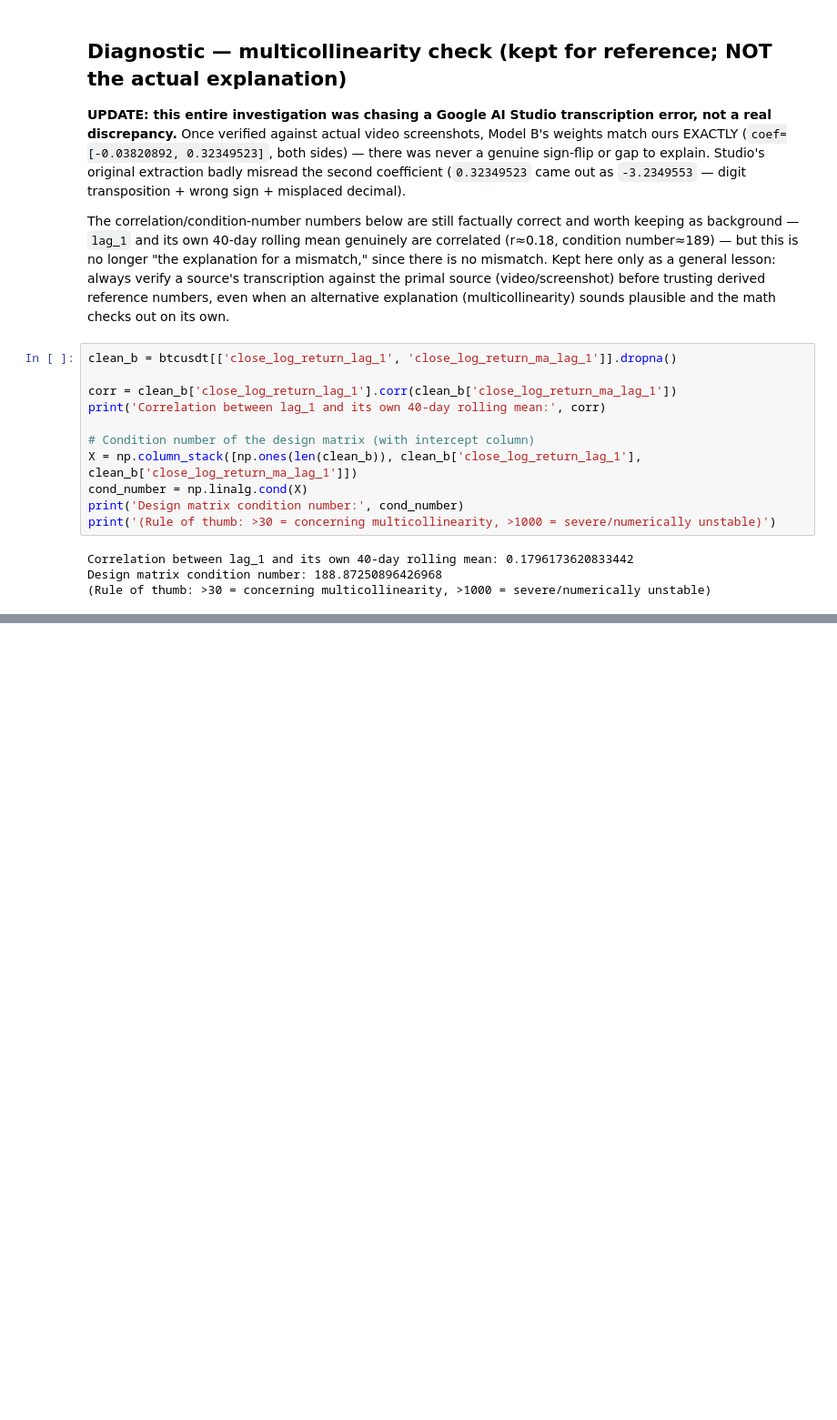
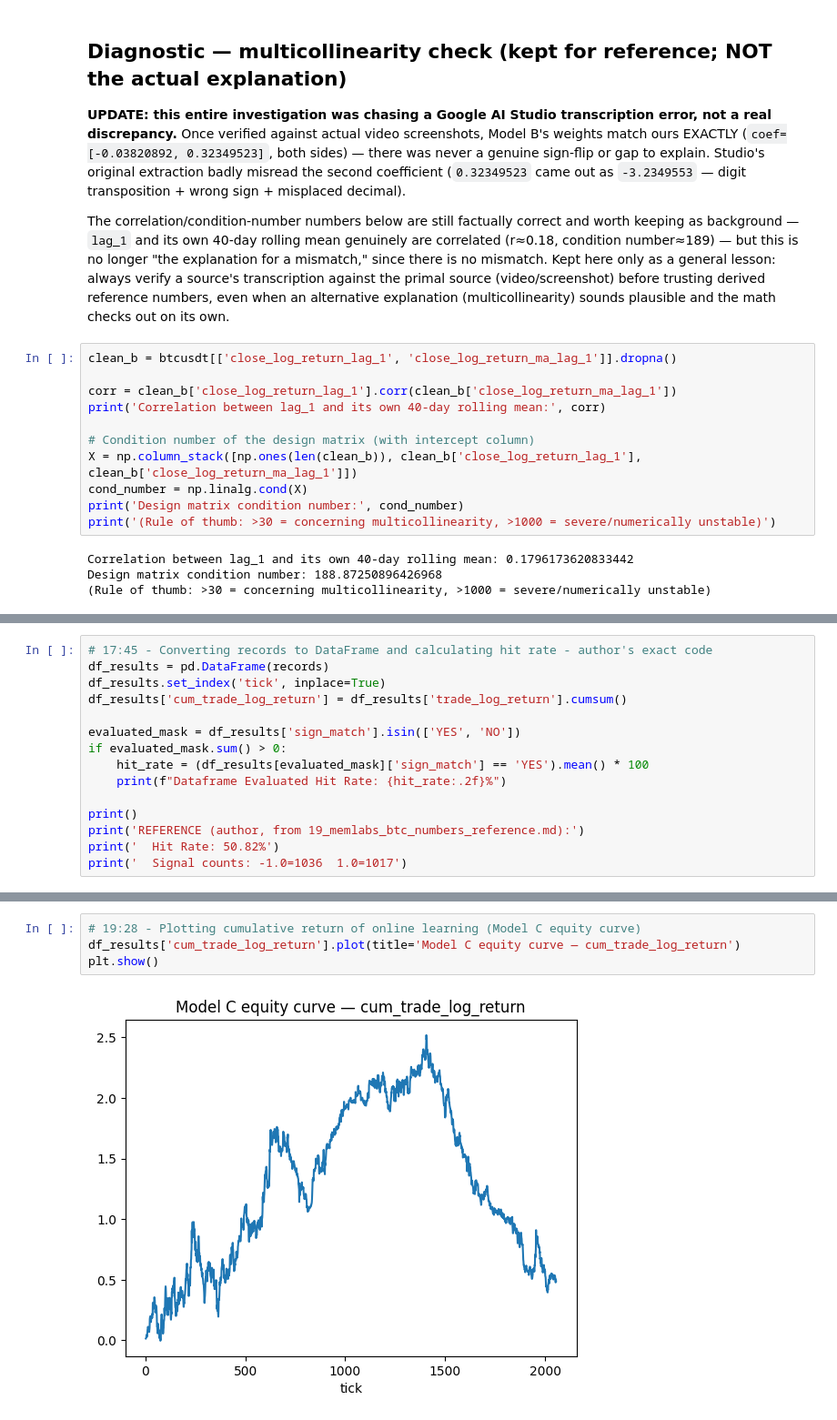
Before and after one commit to Saurav-cloud9/CodePonting, a Jupyter notebook: Algo_Trading/Framework_V2/scripts/trials/regime_model/memlabs/21_author_replication_notebook.ipynb, the cells around one changed output, grey strips where cells are left out. Shown at 91% size. Cells and saved outputs as stored; diff of their text form; blank space fills up the shorter version.

```diff
--- a/Algo_Trading/Framework_V2/scripts/trials/regime_model/memlabs/21_author_replication_notebook.ipynb
+++ b/Algo_Trading/Framework_V2/scripts/trials/regime_model/memlabs/21_author_replication_notebook.ipynb
@@ -398,0 +487,15 @@ Design matrix condition number: 188.87250896426968
+# %%
+# 17:45 - Converting records to DataFrame and calculating hit rate - author's exact code
+df_results = pd.DataFrame(records)
+df_results.set_index('tick', inplace=True)
+df_results['cum_trade_log_return'] = df_results['trade_log_return'].cumsum()
+
+evaluated_mask = df_results['sign_match'].isin(['YES', 'NO'])
+if evaluated_mask.sum() > 0:
+    hit_rate = (df_results[evaluated_mask]['sign_match'] == 'YES').mean() * 100
+    print(f"Dataframe Evaluated Hit Rate: {hit_rate:.2f}%")
+
+print()
+print('REFERENCE (author, from 19_memlabs_btc_numbers_reference.md):')
+print('  Hit Rate: 50.82%')
+print('  Signal counts: -1.0=1036  1.0=1017')
@@ -398,0 +530,6 @@ Design matrix condition number: 188.87250896426968
+# %%
+# 19:28 - Plotting cumulative return of online learning (Model C equity curve)
+df_results['cum_trade_log_return'].plot(title='Model C equity curve — cum_trade_log_return')
+plt.show()
+# %% [output]
+[figure, added]
```
Also changed, not shown: parts of 5 cells of this notebook, 55 other files.
